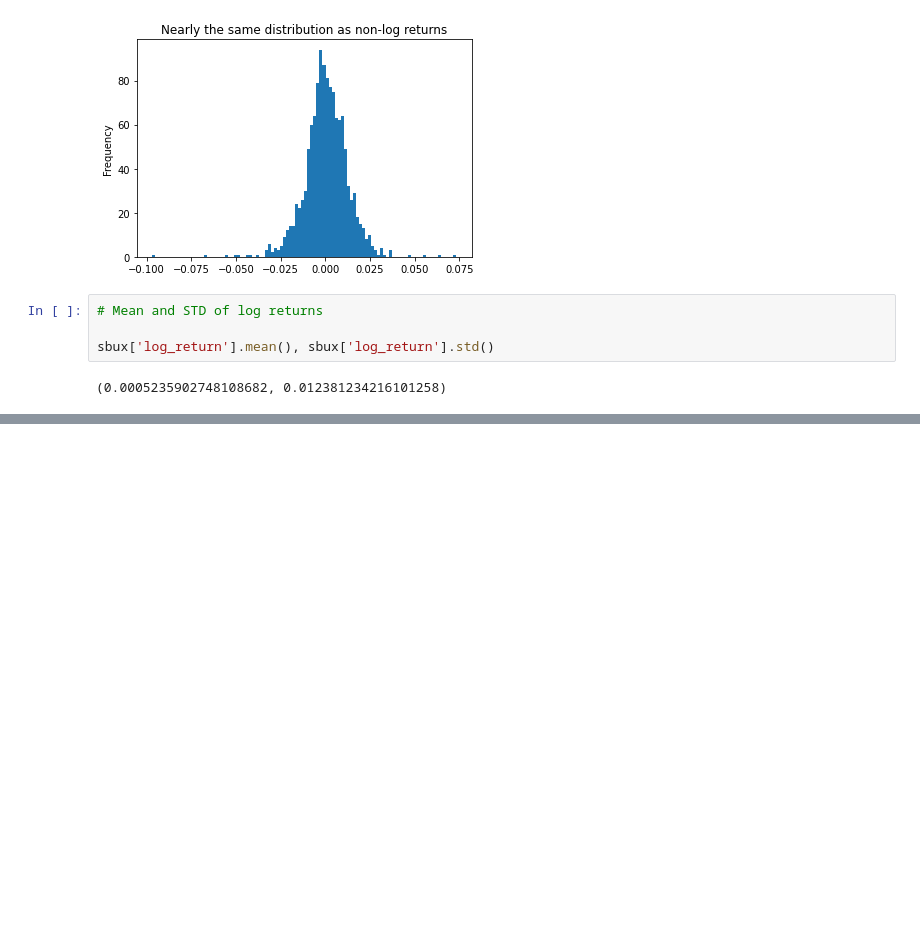
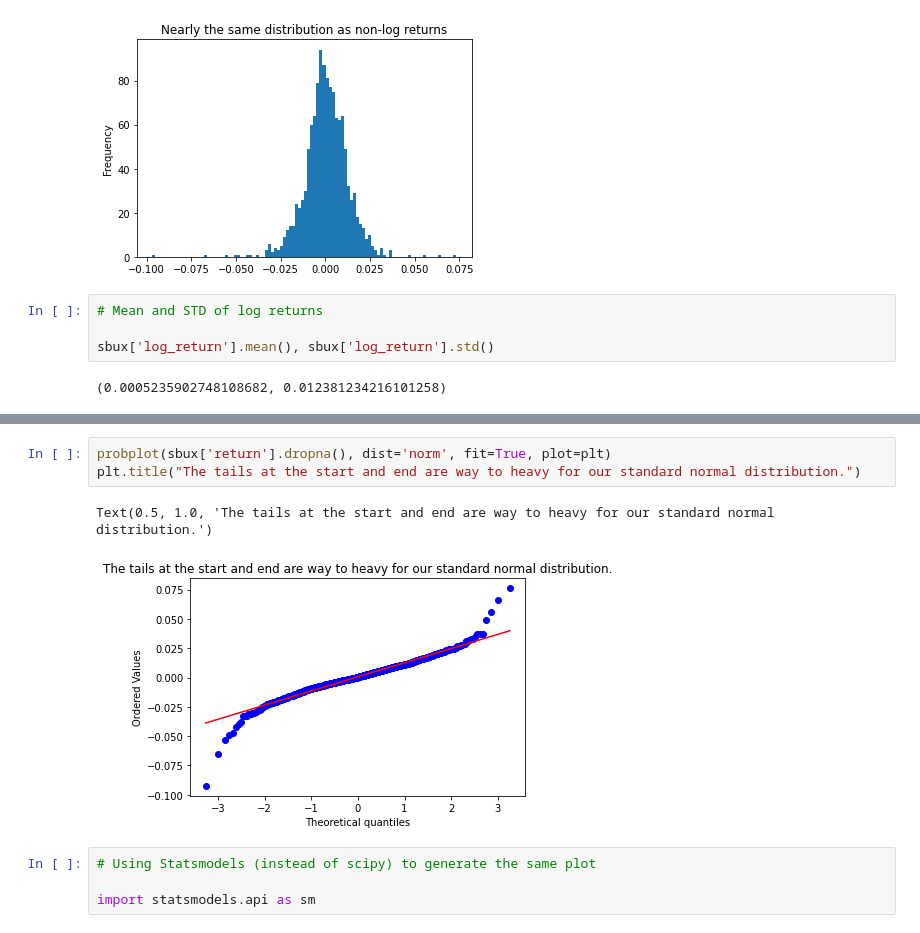
Before and after one commit to StevenSigil/Financial-Engineering-and-AI-with-Python-Project, a Jupyter notebook: my_files/03-financial_data_statistics.ipynb, the cells around one changed output, grey strips where cells are left out. Cells and saved outputs as stored; diff of their text form; blank space fills up the shorter version.

```diff
--- a/my_files/03-financial_data_statistics.ipynb
+++ b/my_files/03-financial_data_statistics.ipynb
@@ -109,0 +141,10 @@ sbux['log_return'].mean(), sbux['log_return'].std()
+# %%
+probplot(sbux['return'].dropna(), dist='norm', fit=True, plot=plt)
+plt.title("The tails at the start and end are way to heavy for our standard normal distribution.")
+# %% [output]
+Text(0.5, 1.0, 'The tails at the start and end are way to heavy for our standard normal distribution.')
+[figure, added]
+# %%
+# Using Statsmodels (instead of scipy) to generate the same plot
+
+import statsmodels.api as sm
```
Also changed, not shown: parts of 14 cells of this notebook, 1 other file.
